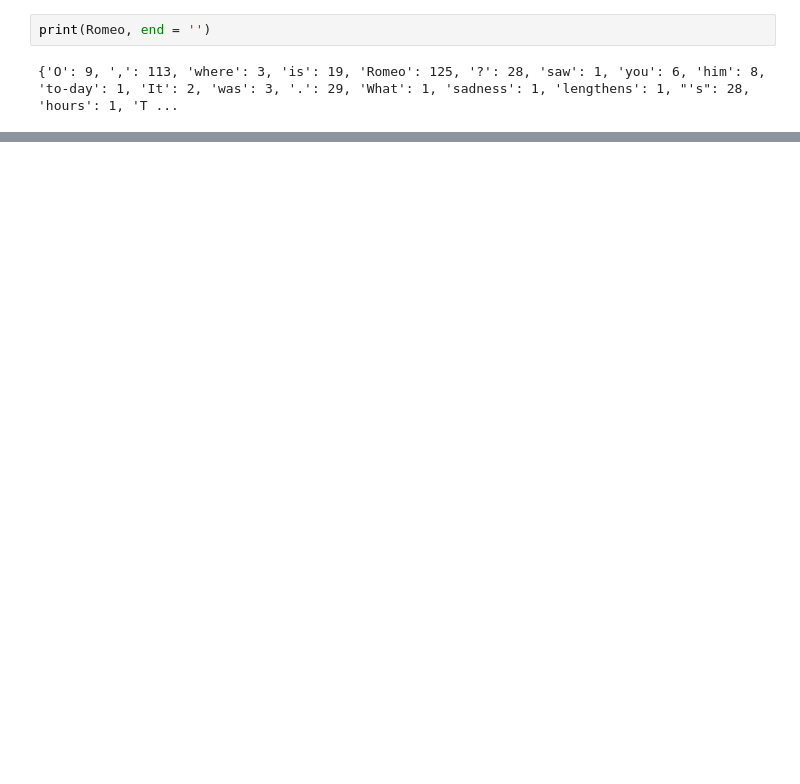
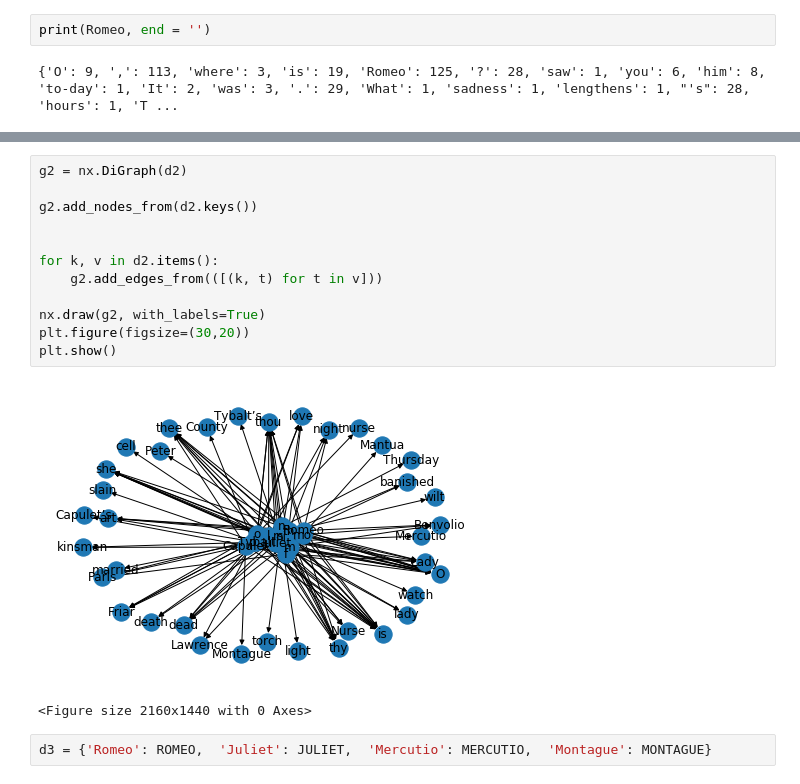
Before and after one commit to STRZGR/Natural-Language-Processing-with-Python-Analyzing-Text-with-the-Natural-Language-Toolkit, a Jupyter notebook: Chapter 04/NLTK Chapter 4 - Exercises.ipynb, the cells around one changed output, grey strips where cells are left out. Cells and saved outputs as stored; diff of their text form; blank space fills up the shorter version.

```diff
--- a/Chapter 04/NLTK Chapter 4 - Exercises.ipynb
+++ b/Chapter 04/NLTK Chapter 4 - Exercises.ipynb
@@ -1418,0 +1733,17 @@ tree = ET.parse(play)
+# %%
+g2 = nx.DiGraph(d2)
+
+g2.add_nodes_from(d2.keys())
+
+
+for k, v in d2.items():
+    g2.add_edges_from(([(k, t) for t in v]))
+
+nx.draw(g2, with_labels=True)
+plt.figure(figsize=(30,20))
+plt.show()
+# %% [output]
+[figure, added]
+<Figure size 2160x1440 with 0 Axes>
+# %%
+d3 = {'Romeo': ROMEO,  'Juliet': JULIET,  'Mercutio': MERCUTIO,  'Montague': MONTAGUE}
```
Also changed, not shown: parts of 76 cells of this notebook.
